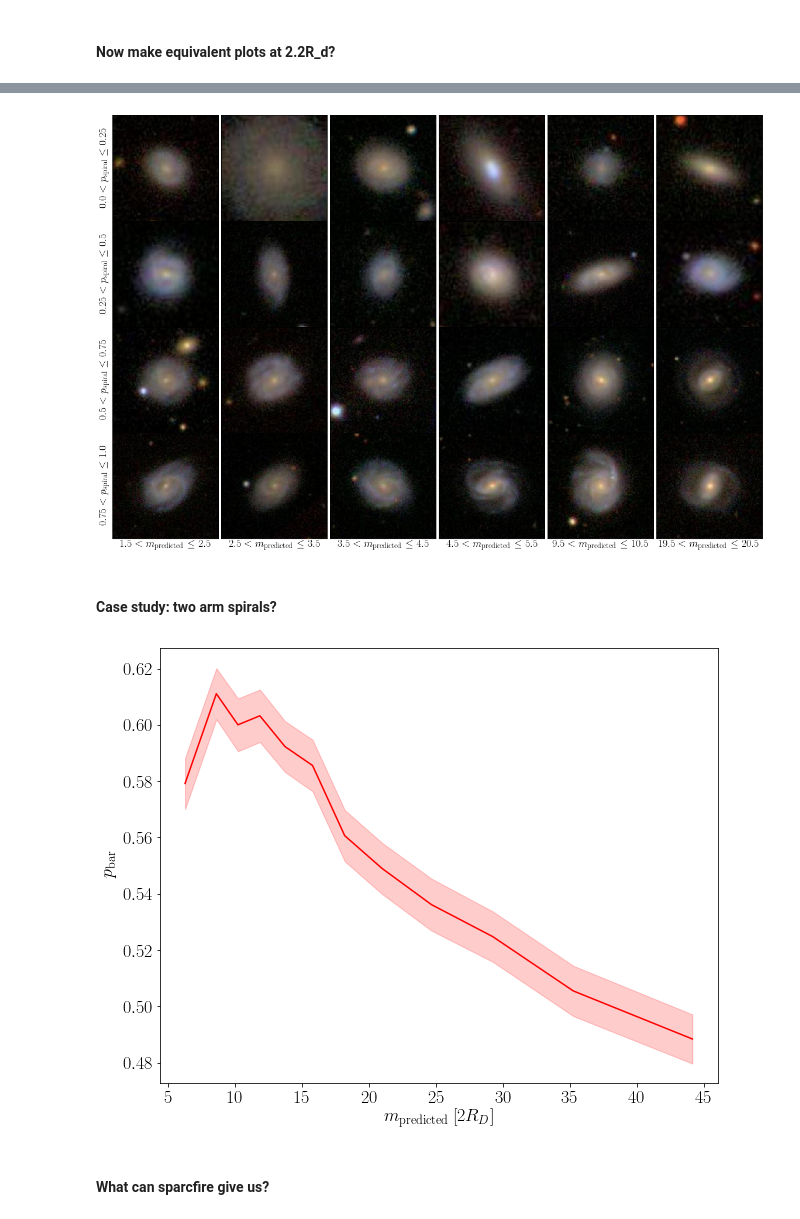
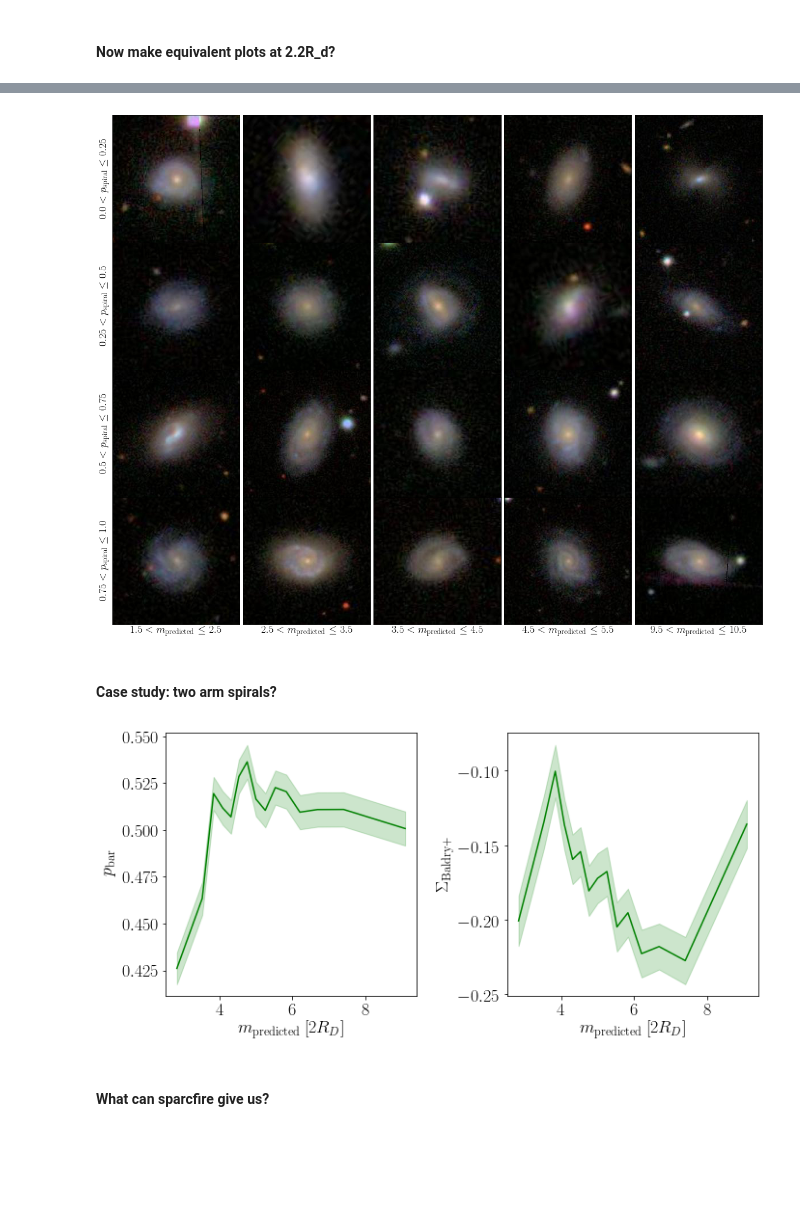
Before and after one commit to RossHart/Donghia_paper, a Jupyter notebook: science_1.ipynb, the cells around one changed output, grey strips where cells are left out. Drawn from its saved outputs; the diff is of its cells as text; code cells hidden in the pictures; blank space fills up the shorter version.

Commit message:
updated galaxy models + science plots

```diff
--- a/science_1.ipynb
+++ b/science_1.ipynb
@@ -28,6 +28,7 @@ hi_data = Table.read('fits/hi_data.fits')
 
 masks = Table.read('fits/masks.fits')
 halo_data = Table.read('fits/halo_table_all.fits')
+halo_data_w_gas = Table.read('fits/halo_table_all_w_gas.fits')
 
 gz2_data = Table.read('../fits/full_sample_debiased_w_low_z_mod.fits')
 # %%
@@ -90,8 +106,14 @@ mass_ok = masks['mass_ok']
 
 star_forming = masks['star_forming']
 
+m = halo_data['m_predicted_2R_d']
+m_w_gas = halo_data_w_gas['m_predicted_2R_d']
+m_ok = np.all([m <= 20, m_w_gas <= 20],axis=0)
+
+p_spiral_ok = np.isfinite(morph_data['p_spiral'])
+
 sample_ok = np.all([redshift_ok,hi_ok,mass_ok,fit_ok,
-                    disc_ok,axial_ok],axis=0)
+                    disc_ok,axial_ok,m_ok,p_spiral_ok],axis=0)
 sf_sample = np.all([sample_ok,star_forming],axis=0)
 non_sf_sample = np.all([sample_ok,star_forming == False],axis=0)
 
@@ -131,22 +126,0 @@ _ = ax.legend(fancybox=False,edgecolor='k')
-# %%
-### --- Re-mask the data ---
-
-p_spiral_ok = np.isfinite(morph_data['p_spiral'])
-arms_ok = np.all([halo_data['m_predicted_2R_d'] >= 0,
-                  halo_data['m_predicted_2R_d'] <= 50],axis=0)
-
-low_z = morph_data['redshift'] <= 0.04
-
-def remask(mask):
-    return np.all([mask,p_spiral_ok,arms_ok],axis=0)
-
-def low_z_mask(mask):
-    return np.all([mask,low_z],axis=0)
-
-sample_ok = remask(sample_ok)
-sf_sample = remask(sf_sample)
-non_sf_sample = remask(non_sf_sample)
-
-sample_ok_low_z = low_z_mask(sample_ok)
-sf_sample_low_z = low_z_mask(sf_sample)
-non_sf_sample_low_z = low_z_mask(non_sf_sample)
@@ -304,5 +487,7 @@ We see that galaxies with more massive discs are predicted to have fewer spiral
 # %%
 from display_image import display_image
+
+sf_sample_low_z = np.all([low_z,sf_sample],axis=0)
 
 np.random.seed(2)
 
@@ -311,53 +496,64 @@ subsample_p = morph_data['p_spiral'][sf_sample_low_z]
 subsample_m = halo_data['m_predicted_2R_d'][sf_sample_low_z]
 
 p_bins = np.linspace(0,1,5)
-m_vals = (2,3,4,5,10,20)
+m_vals = (2,3,4,5,10)
 
 N_m = len(m_vals)
 N_p = len(p_bins) - 1
 
 fig, axarr = plt.subplots(N_p,N_m,
                           figsize=(20,N_p/N_m*20))
 
 fig.subplots_adjust(wspace=0,hspace=0)
 
 for p in range(N_p):
     for m in range(N_m):
         in_p = np.all([subsample_p > p_bins[p],
                        subsample_p <= p_bins[p+1]],axis=0)
 
         in_m = np.all([subsample_m > m_vals[m]-0.5,
                        subsample_m <= m_vals[m]+0.5],axis=0)
 
         plt.sca(axarr[p,m])
         galaxy_row = np.random.choice(subsample_data[(in_p) & (in_m)])
         url = galaxy_row['jpeg_url']
         _ = display_image(url)
 
 for a, ax in enumerate(axarr[:,0]):
     ax.set_ylabel('${} < p_\mathrm{{spiral}} \leq {}$'.format(p_bins[a],p_bins[a+1]))
 
 for a, ax in enumerate(axarr[-1,:]):
     ax.set_xlabel('${} < m_\mathrm{{predicted}} \leq {}$'.format(m_vals[a]-0.5,
                                                                  m_vals[a]+0.5))
 # %% [output]
-[figure, old version]
+[figure, new version]
 # %% [markdown]
 #### Case study: two arm spirals?
 # %%
-fig = plt.figure()
-ax = plt.subplot(111)
+two_arm_sample = np.all([sample_ok,morph_data['m'] == 2],axis=0)
 
-x = halo_data['m_predicted_2R_d'][two_arm_sample]
+fig, axarr = plt.subplots(1,2,figsize=(10,5))
+
+ax = axarr[0]
+x = halo_data_w_gas['m_predicted_2R_d'][two_arm_sample]
 y = morph_data['p_bar'][two_arm_sample]
-xy = x_vs_y(x,y).continuous_vs_continuous_binned_mean(bins=12,equal_N=True)
-xy.line_plot(ax,color='r')
-xy.error_plot(ax,color='r',alpha=0.2)
-
+xy = x_vs_y(x,y).continuous_vs_continuous_binned_mean(bins=15,equal_N=True)
+xy.line_plot(ax,color='g')
+xy.error_plot(ax,color='g',alpha=0.2)
 _ = ax.set_xlabel('$m_\mathrm{predicted} \, [2R_D]$')
 _ = ax.set_ylabel('$p_\mathrm{bar}$')
+
+ax = axarr[1]
+y = gz2_data['IVAN_DENSITY'][two_arm_sample]
+xy = x_vs_y(x,y).continuous_vs_continuous_binned_mean(bins=15,equal_N=True)
+xy.line_plot(ax,color='g')
+xy.error_plot(ax,color='g',alpha=0.2)
+_ = ax.set_xlabel('$m_\mathrm{predicted} \, [2R_D]$')
+_ = ax.set_ylabel('$\Sigma_\mathrm{Baldry+}$')
+
+_ = fig.tight_layout()
 # %% [output]
-[figure, old version]
+[figure, new version]
 # %% [markdown]
 #### What can sparcfire give us?
 # %%
```
Also changed, not shown: parts of 25 cells of this notebook, 3 other files.
